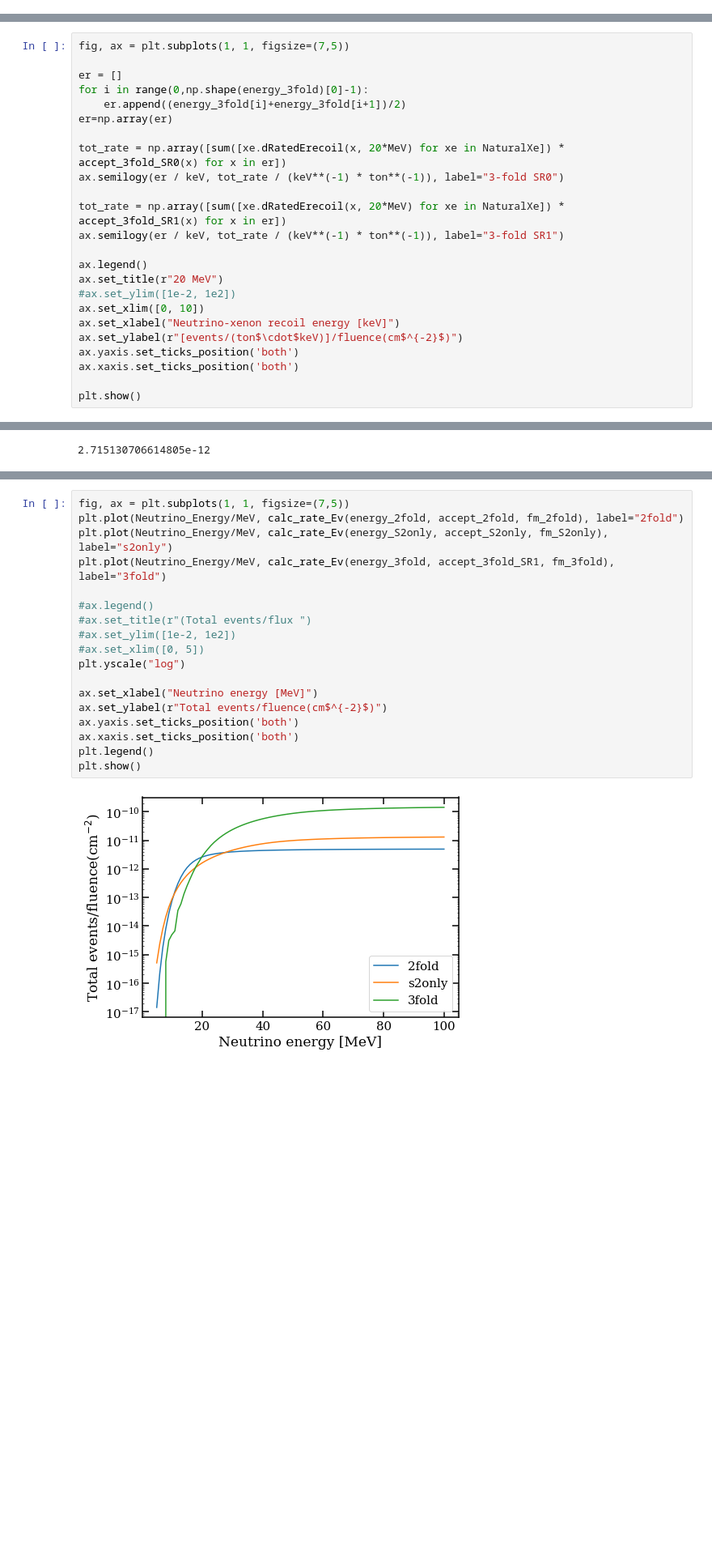
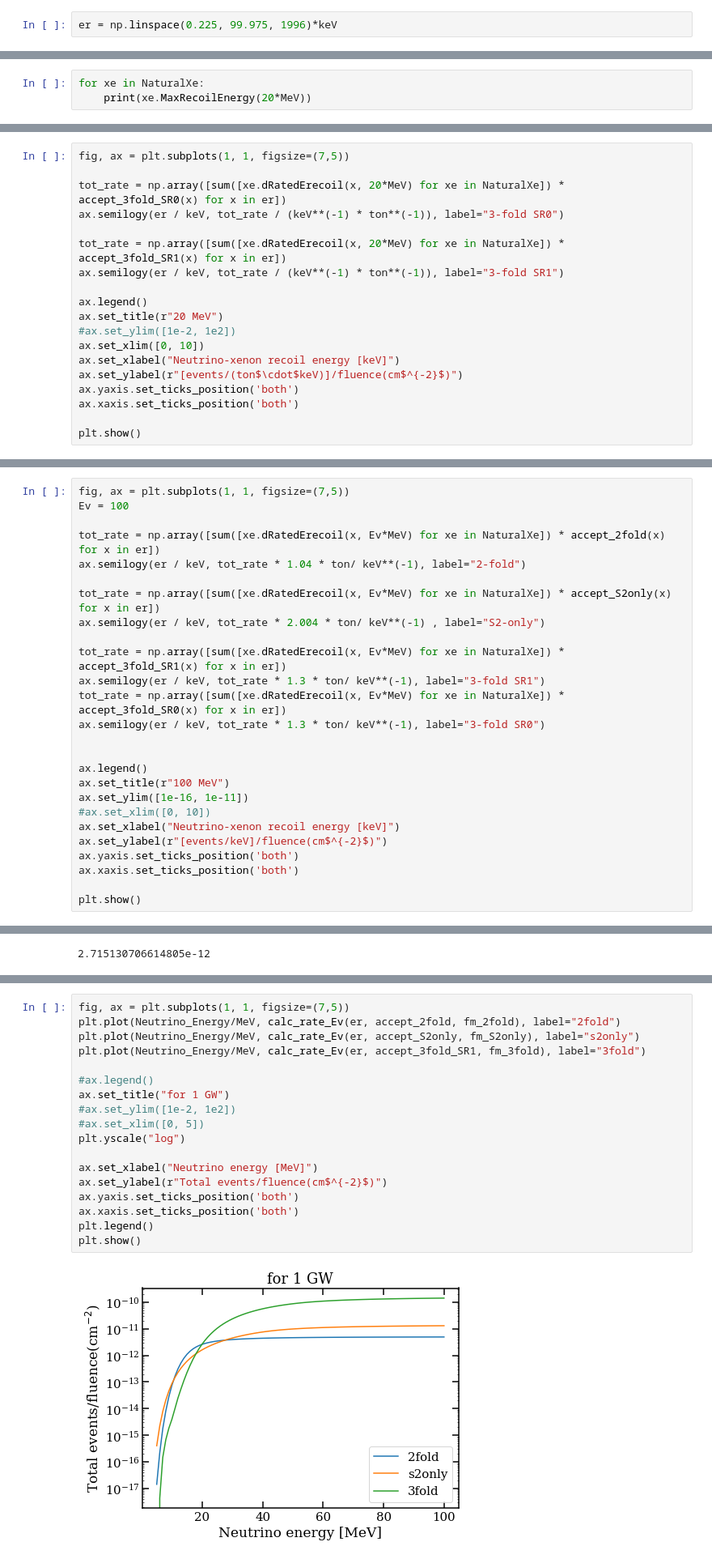
Before and after one commit to XENON1T/Gravitational-Waves, a Jupyter notebook: CEvNS+Neutrino+limit.ipynb, the cells around one changed output, grey strips where cells are left out. Shown at 81% size. Drawn from its saved outputs; the diff is of its cells as text; blank space fills up the shorter version.

```diff
--- a/CEvNS+Neutrino+limit.ipynb
+++ b/CEvNS+Neutrino+limit.ipynb
@@ -283,4 +462,6 @@ acc_data = pd.read_csv('NR_acceptance_NSI_UL_200811.csv').drop(columns='Unnamed:
 accept = acc_data['acceptance']
 energy_2fold = acc_data['energy'] * keV
 accept_2fold = interp1d(energy_2fold, accept, bounds_error=False, fill_value=0, kind='linear')
+# %%
+er = np.linspace(0.225, 99.975, 1996)*keV
 # %%
@@ -359,0 +545,3 @@ plt.show()
+# %%
+for xe in NaturalXe:
+    print(xe.MaxRecoilEnergy(20*MeV))
@@ -360,10 +558,5 @@ plt.show()
 # %%
 fig, ax = plt.subplots(1, 1, figsize=(7,5))
-
-er = []
-for i in range(0,np.shape(energy_3fold)[0]-1):
-    er.append((energy_3fold[i]+energy_3fold[i+1])/2)
-er=np.array(er)
 
 tot_rate = np.array([sum([xe.dRatedErecoil(x, 20*MeV) for xe in NaturalXe]) * accept_3fold_SR0(x) for x in er])
 ax.semilogy(er / keV, tot_rate / (keV**(-1) * ton**(-1)), label="3-fold SR0")
@@ -429,0 +703,26 @@ plt.show()
+# %%
+fig, ax = plt.subplots(1, 1, figsize=(7,5))
+Ev = 100
+
+tot_rate = np.array([sum([xe.dRatedErecoil(x, Ev*MeV) for xe in NaturalXe]) * accept_2fold(x) for x in er])
+ax.semilogy(er / keV, tot_rate * 1.04 * ton/ keV**(-1), label="2-fold")
+
+tot_rate = np.array([sum([xe.dRatedErecoil(x, Ev*MeV) for xe in NaturalXe]) * accept_S2only(x) for x in er])
+ax.semilogy(er / keV, tot_rate * 2.004 * ton/ keV**(-1) , label="S2-only")
+
+tot_rate = np.array([sum([xe.dRatedErecoil(x, Ev*MeV) for xe in NaturalXe]) * accept_3fold_SR1(x) for x in er])
+ax.semilogy(er / keV, tot_rate * 1.3 * ton/ keV**(-1), label="3-fold SR1")
+tot_rate = np.array([sum([xe.dRatedErecoil(x, Ev*MeV) for xe in NaturalXe]) * accept_3fold_SR0(x) for x in er])
+ax.semilogy(er / keV, tot_rate * 1.3 * ton/ keV**(-1), label="3-fold SR0")
+
+
+ax.legend()
+ax.set_title(r"100 MeV")
+ax.set_ylim([1e-16, 1e-11])
+#ax.set_xlim([0, 10])
+ax.set_xlabel("Neutrino-xenon recoil energy [keV]")
+ax.set_ylabel(r"[events/keV]/fluence(cm$^{-2}$)")
+ax.yaxis.set_ticks_position('both')
+ax.xaxis.set_ticks_position('both')
+
+plt.show()
@@ -553,23 +854,23 @@ plt.show()
 [figure]
 # %%
 fig, ax = plt.subplots(1, 1, figsize=(7,5))
-plt.plot(Neutrino_Energy/MeV, calc_rate_Ev(energy_2fold, accept_2fold, fm_2fold), label="2fold")
-plt.plot(Neutrino_Energy/MeV, calc_rate_Ev(energy_S2only, accept_S2only, fm_S2only), label="s2only")
-plt.plot(Neutrino_Energy/MeV, calc_rate_Ev(energy_3fold, accept_3fold_SR1, fm_3fold), label="3fold")
+plt.plot(Neutrino_Energy/MeV, calc_rate_Ev(er, accept_2fold, fm_2fold), label="2fold")
+plt.plot(Neutrino_Energy/MeV, calc_rate_Ev(er, accept_S2only, fm_S2only), label="s2only")
+plt.plot(Neutrino_Energy/MeV, calc_rate_Ev(er, accept_3fold_SR1, fm_3fold), label="3fold")
 
 #ax.legend()
-#ax.set_title(r"(Total events/flux ")
+ax.set_title("for 1 GW")
 #ax.set_ylim([1e-2, 1e2])
 #ax.set_xlim([0, 5])
 plt.yscale("log")
 
 ax.set_xlabel("Neutrino energy [MeV]")
 ax.set_ylabel(r"Total events/fluence(cm$^{-2}$)")
 ax.yaxis.set_ticks_position('both')
 ax.xaxis.set_ticks_position('both')
 plt.legend()
 plt.show()
 # %% [output]
-[figure, old version]
+[figure, new version]
 # %% [markdown]
 # Set constraints
```
Also changed, not shown: parts of 47 cells of this notebook.
